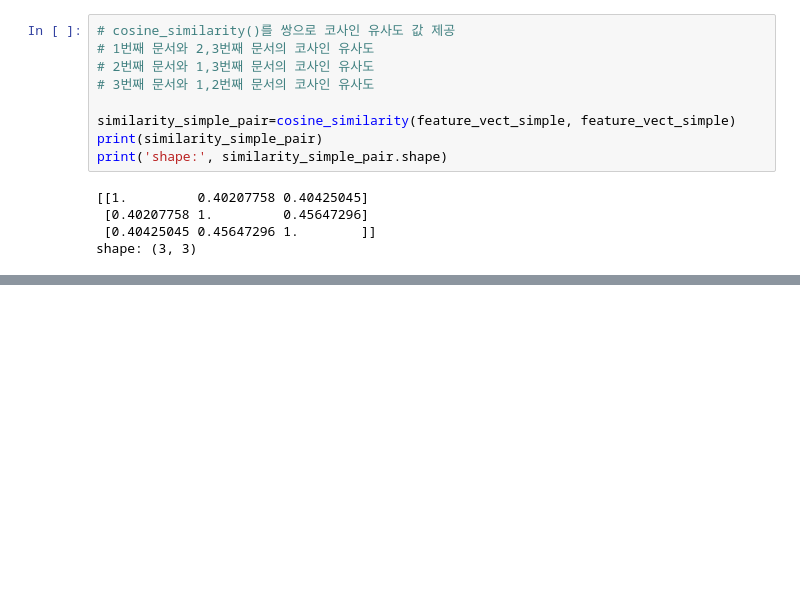
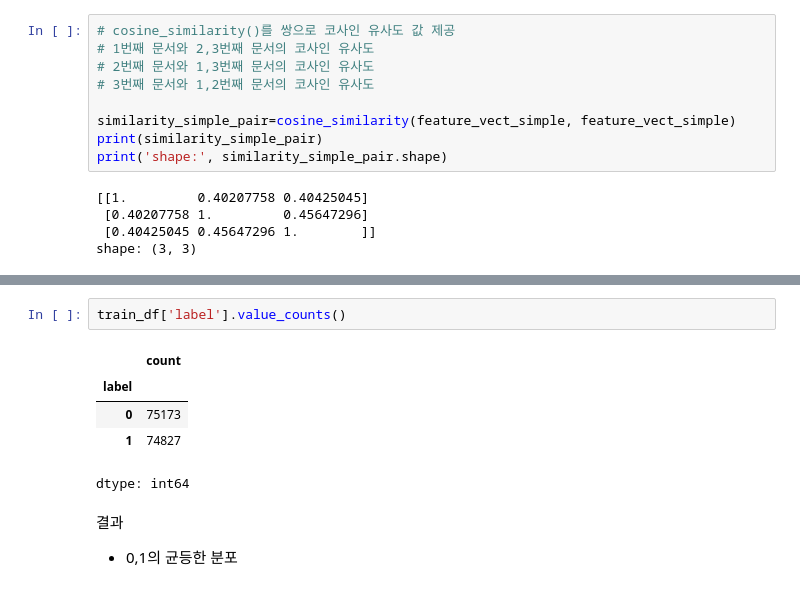
Before and after one commit to oooinr4018-web/-1, a Jupyter notebook: ESAA과제_0911의_사본의_사본.ipynb, the cells around one changed output, grey strips where cells are left out. Cells and saved outputs as stored; diff of their text form; blank space fills up the shorter version.

```diff
--- a/ESAA과제_0911의_사본의_사본.ipynb
+++ b/ESAA과제_0911의_사본의_사본.ipynb
@@ -277,0 +532,12 @@ shape: (3, 3)
+# %%
+train_df['label'].value_counts()
+# %% [output]
+|  | count |
+| label |  |
+| 0 | 75173 |
+| 1 | 74827 |
+dtype: int64
+# %% [markdown]
+결과
+
+- 0,1의 균등한 분포
```
Also changed, not shown: parts of 25 cells of this notebook.
